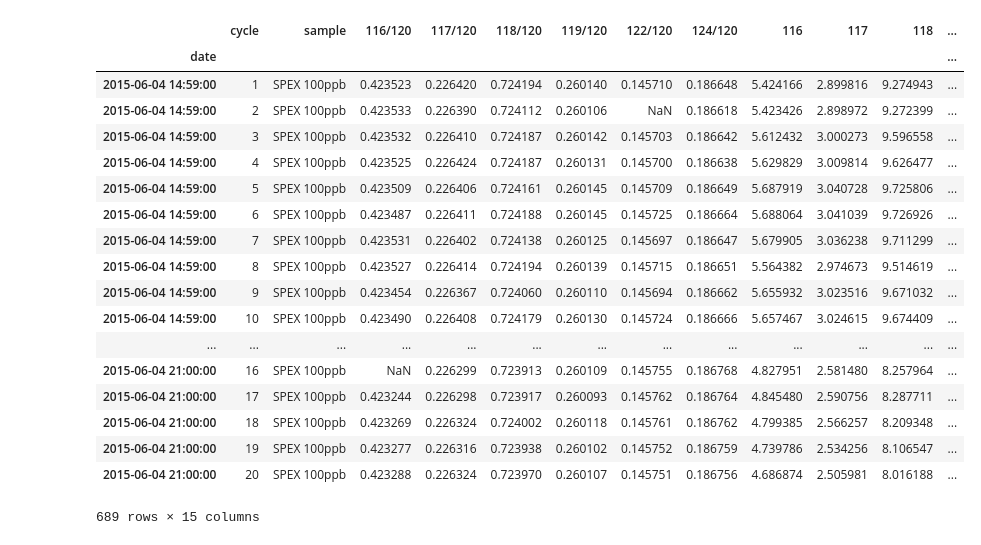
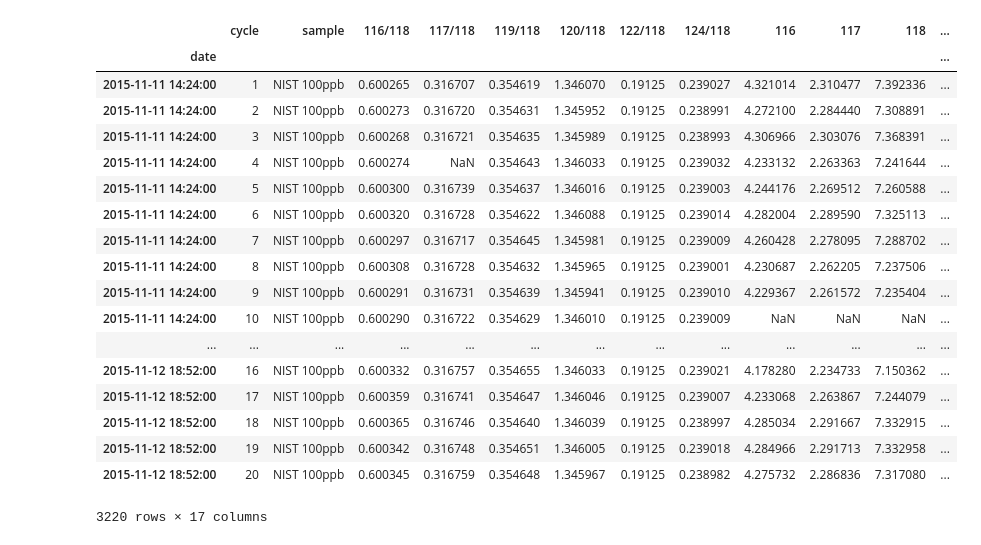
Before and after one commit to Marfster/NU_Plasma, a Jupyter notebook: Nu Plasma Evaluation - external norm.ipynb, the cells around one changed output. Cells and saved outputs as stored; diff of their text form; code cells hidden in the pictures.

```diff
--- a/Nu Plasma Evaluation - external norm.ipynb
+++ b/Nu Plasma Evaluation - external norm.ipynb
@@ -14,21 +20,22 @@ from nu_data_reduction import NU_data_read, int_norm, evaluation
 # %%
-path = "/Volumes/friebelm/PhD/NU Plasma/Measurements/2015-06-04/"
+path = "/Volumes/friebelm/PhD/NU Plasma/Measurements/2015-11-11/"
 path_sav = "/Volumes/friebelm/PhD/NU Plasma/Measurements/compilation/"
-files_start = 1808
-files_end = 1849
+files_start = 2774
+files_end = 2967
 # %%
 # cup configuration
-cup_config = cycle_Sb
+cup_config = cycle_Sb_2
 # Isotopes used for Interference correction
 corr_isotopes_1 = {"Cd" : "111", "Te" : "125"}
 corr_isotopes_2 = {"Cd" : "111","Te" : "125", "Xe" : "129"}
-corr_isotopes_Sb = {"Te": "125"}
+corr_isotopes_Sb = {"Te": "125", "Xe" : "129"}
+#
 # Mass Range of cup configuration
-mass_range = cycle_Sb_mass_range
+mass_range = cycle_Sb_2_mass_range
 #isotopes = [["111", "112", "114", "115", "116", "117", "118", "119", "122", "124", "125", "126", "129"], ["117", "118", "119", "122", "124"]]
 #isotopes = [["112", "114", "115", "116", "117", "118", "119", "122", "124"]]
-isotopes = [["116", "117", "118", "119", "122", "124"]]
-data_sample_column = [(i + "/" + "120") for i in isotopes[0]]
+isotopes = [["116", "117", "119", "120", "122", "124"]]
+data_sample_column = [(i + "/" + "118") for i in isotopes[0]]
 
 #number of iterations for beta
 iter_beta = 10
@@ -38,7 +45,7 @@ isotope_denom_corr = False
 
 blk_corr = False
 # %%
-columns = ["cycle", "sample", "date", "H6 (1)", "H5 (1)", "H4 (1)", "H3 (1)", "H2 (1)", "H1 (1)", "Ax (1)", "L1 (1)", "L2 (1)", "L3 (1)"]
+columns = ["cycle", "sample", "date", "H8 (1)", "H7 (1)", "H6 (1)", "H5 (1)", "H4 (1)", "H3 (1)", "H2 (1)", "H1 (1)", "Ax (1)", "L1 (1)", "L2 (1)", "L3 (1)"]
 blk_ls = []
 sample_ls = []
 df_all = pd.DataFrame()
@@ -65,5 +72,6 @@ for sample in files_1:
     else:
         sample_ls.append(sample)
 
+df_all.set_index("date", inplace = True)
 df_all
 # %% [output]
@@ -90,6 +103,7 @@ files_1 = range(files_start, files_end, 1)
 df_raw_signals = pd.DataFrame()
 df_external_norm = pd.DataFrame()
 df_external_norm_mean = pd.DataFrame()
+df_external_outlier = pd.DataFrame()
 
 for sample in sample_ls:
     df = NU_data_read(path, sample, cup_config)
@@ -121,56 +135,68 @@ for sample in sample_ls:
         df_zero = df.data_zero_corr(sample)
         new_corr = evaluation(df_zero, cycles, isotopes, cup_config, database, mass_range, corr_isotopes_Sb , denom_corr_ratio)
 
-    data_sample_raw = new_corr.raw_signals("120")
+    data_sample_raw = new_corr.raw_signals("118")
     data_sample_raw = pd.DataFrame.from_dict(data_sample_raw, orient = 'index')
     data_sample_raw = data_sample_raw[np.abs(data_sample_raw-data_sample_raw.mean())<=(2*data_sample_raw.std())]
 
-    data_sample = new_corr.raw_ratios("120")
+    data_sample = new_corr.internal_norm_1("118", 10)
     data_sample = pd.DataFrame.from_dict(data_sample, orient = 'index')
     data_sample = data_sample[np.abs(data_sample-data_sample.mean())<=(2*data_sample.std())]
+    data_sample_outlier= data_sample[np.abs(data_sample-data_sample.mean())>(2*data_sample.std())]
 
     sample_name = df.extract_metadata(sample, "Sample Name")
     date = df.extract_metadata(sample, "Date")
     starttime = df.extract_metadata(sample, "Start Time")
-    data_sample = data_sample[["116", "117", "118", "119", "122", "124"]]
-    data_sample.columns = ["116/120", "117/120", "118/120", "119/120", "122/120", "124/120"]
+    data_sample = data_sample[["116", "117", "119", "120", "122", "124"]]
+    data_sample.columns = ["116/118", "117/118", "119/118", "120/118", "122/118", "124/118"]
     data_sample["date"] = datetime.strptime(date+starttime, '%d/%m/%Y%H:%M')
     data_sample["sample"] = sample_name
     data_sample["cycle"] = data_sample.index.values
+    data_sample_outlier = data_sample_outlier[["116", "117", "119", "120", "122", "124"]]
+    data_sample_outlier.columns = ["116/118", "117/118", "119/118", "120/118", "122/118", "124/118"]
+    data_sample_outlier["date"] = datetime.strptime(date+starttime, '%d/%m/%Y%H:%M')
+    data_sample_outlier["sample"] = sample_name
+    data_sample_outlier["cycle"] = data_sample.index.values
 
 
     data_sample_raw["cycle"] = data_sample_raw.index.values
     data_sample = data_sample.merge(data_sample_raw)
 
     df_external_norm = df_external_norm.append(data_sample)
+    df_external_outlier = df_external_outlier.append(data_sample_outlier)
 # %%
-df_external_norm.set_index("date", inplace = True)
+#df_external_norm.set_index("date", inplace = True)
 columns = ["cycle", "sample"]
 columns.extend(data_sample_column)
 columns.extend(sorted(data_sample_raw.drop("cycle", axis=1).columns))
 df_external_sub = pd.DataFrame(df_external_norm, columns = columns)
-df_external_sub = df_external_sub[df_external_sub["120"] > 4]
+
+df_all_sub = df_all[(df_all["sample"] != "blank sol") & (df_all["sample"] != "teflon blank")]
+df_external_sub["125"] = df_all_sub["H6 (1)"]
+df_external_sub["Te/Sn"] = (df_all_sub["H6 (1)"]/7.0509)/(df_all_sub["L1 (1)"]/24.223)
+
+#df_external_sub = df_external_sub[df_external_sub["118"] > 4]
 df_external_sub
 # %% [output]
-|  | cycle | sample | 116/120 | 117/120 | 118/120 | 119/120 | 122/120 | 124/120 | 116 | 117 | 118 | ... |
+|  | cycle | sample | 116/118 | 117/118 | 119/118 | 120/118 | 122/118 | 124/118 | 116 | 117 | 118 | ... |
 | date |  |  |  |  |  |  |  |  |  |  |  | ... |
-| 2015-06-04 14:59:00 | 1 | SPEX 100ppb | 0.423523 | 0.226420 | 0.724194 | 0.260140 | 0.145710 | 0.186648 | 5.424166 | 2.899816 | 9.274943 | ... |
-| 2015-06-04 14:59:00 | 2 | SPEX 100ppb | 0.423533 | 0.226390 | 0.724112 | 0.260106 | NaN | 0.186618 | 5.423426 | 2.898972 | 9.272399 | ... |
-| 2015-06-04 14:59:00 | 3 | SPEX 100ppb | 0.423532 | 0.226410 | 0.724187 | 0.260142 | 0.145703 | 0.186642 | 5.612432 | 3.000273 | 9.596558 | ... |
-| 2015-06-04 14:59:00 | 4 | SPEX 100ppb | 0.423525 | 0.226424 | 0.724187 | 0.260131 | 0.145700 | 0.186638 | 5.629829 | 3.009814 | 9.626477 | ... |
-| 2015-06-04 14:59:00 | 5 | SPEX 100ppb | 0.423509 | 0.226406 | 0.724161 | 0.260145 | 0.145709 | 0.186649 | 5.687919 | 3.040728 | 9.725806 | ... |
-| 2015-06-04 14:59:00 | 6 | SPEX 100ppb | 0.423487 | 0.226411 | 0.724188 | 0.260145 | 0.145725 | 0.186664 | 5.688064 | 3.041039 | 9.726926 | ... |
-| 2015-06-04 14:59:00 | 7 | SPEX 100ppb | 0.423531 | 0.226402 | 0.724138 | 0.260125 | 0.145697 | 0.186647 | 5.679905 | 3.036238 | 9.711299 | ... |
-| 2015-06-04 14:59:00 | 8 | SPEX 100ppb | 0.423527 | 0.226414 | 0.724194 | 0.260139 | 0.145715 | 0.186651 | 5.564382 | 2.974673 | 9.514619 | ... |
-| 2015-06-04 14:59:00 | 9 | SPEX 100ppb | 0.423454 | 0.226367 | 0.724060 | 0.260110 | 0.145694 | 0.186662 | 5.655932 | 3.023516 | 9.671032 | ... |
-| 2015-06-04 14:59:00 | 10 | SPEX 100ppb | 0.423490 | 0.226408 | 0.724179 | 0.260130 | 0.145724 | 0.186666 | 5.657467 | 3.024615 | 9.674409 | ... |
+| 2015-11-11 14:24:00 | 1 | NIST 100ppb | 0.600265 | 0.316707 | 0.354619 | 1.346070 | 0.19125 | 0.239027 | 4.321014 | 2.310477 | 7.392336 | ... |
+| 2015-11-11 14:24:00 | 2 | NIST 100ppb | 0.600273 | 0.316720 | 0.354631 | 1.345952 | 0.19125 | 0.238991 | 4.272100 | 2.284440 | 7.308891 | ... |
+| 2015-11-11 14:24:00 | 3 | NIST 100ppb | 0.600268 | 0.316721 | 0.354635 | 1.345989 | 0.19125 | 0.238993 | 4.306966 | 2.303076 | 7.368391 | ... |
+| 2015-11-11 14:24:00 | 4 | NIST 100ppb | 0.600274 | NaN | 0.354643 | 1.346033 | 0.19125 | 0.239032 | 4.233132 | 2.263363 | 7.241644 | ... |
+| 2015-11-11 14:24:00 | 5 | NIST 100ppb | 0.600300 | 0.316739 | 0.354637 | 1.346016 | 0.19125 | 0.239003 | 4.244176 | 2.269512 | 7.260588 | ... |
+| 2015-11-11 14:24:00 | 6 | NIST 100ppb | 0.600320 | 0.316728 | 0.354622 | 1.346088 | 0.19125 | 0.239014 | 4.282004 | 2.289590 | 7.325113 | ... |
+| 2015-11-11 14:24:00 | 7 | NIST 100ppb | 0.600297 | 0.316717 | 0.354645 | 1.345981 | 0.19125 | 0.239009 | 4.260428 | 2.278095 | 7.288702 | ... |
+| 2015-11-11 14:24:00 | 8 | NIST 100ppb | 0.600308 | 0.316728 | 0.354632 | 1.345965 | 0.19125 | 0.239001 | 4.230687 | 2.262205 | 7.237506 | ... |
+| 2015-11-11 14:24:00 | 9 | NIST 100ppb | 0.600291 | 0.316731 | 0.354639 | 1.345941 | 0.19125 | 0.239010 | 4.229367 | 2.261572 | 7.235404 | ... |
+| 2015-11-11 14:24:00 | 10 | NIST 100ppb | 0.600290 | 0.316722 | 0.354629 | 1.346010 | 0.19125 | 0.239009 | NaN | NaN | NaN | ... |
 | ... | ... | ... | ... | ... | ... | ... | ... | ... | ... | ... | ... | ... |
-| 2015-06-04 21:00:00 | 16 | SPEX 100ppb | NaN | 0.226299 | 0.723913 | 0.260109 | 0.145755 | 0.186768 | 4.827951 | 2.581480 | 8.257964 | ... |
-| 2015-06-04 21:00:00 | 17 | SPEX 100ppb | 0.423244 | 0.226298 | 0.723917 | 0.260093 | 0.145762 | 0.186764 | 4.845480 | 2.590756 | 8.287711 | ... |
-| 2015-06-04 21:00:00 | 18 | SPEX 100ppb | 0.423269 | 0.226324 | 0.724002 | 0.260118 | 0.145761 | 0.186762 | 4.799385 | 2.566257 | 8.209348 | ... |
-| 2015-06-04 21:00:00 | 19 | SPEX 100ppb | 0.423277 | 0.226316 | 0.723938 | 0.260102 | 0.145752 | 0.186759 | 4.739786 | 2.534256 | 8.106547 | ... |
-| 2015-06-04 21:00:00 | 20 | SPEX 100ppb | 0.423288 | 0.226324 | 0.723970 | 0.260107 | 0.145751 | 0.186756 | 4.686874 | 2.505981 | 8.016188 | ... |
+| 2015-11-12 18:52:00 | 16 | NIST 100ppb | 0.600332 | 0.316757 | 0.354655 | 1.346033 | 0.19125 | 0.239021 | 4.178280 | 2.234733 | 7.150362 | ... |
+| 2015-11-12 18:52:00 | 17 | NIST 100ppb | 0.600359 | 0.316741 | 0.354647 | 1.346046 | 0.19125 | 0.239007 | 4.233068 | 2.263867 | 7.244079 | ... |
+| 2015-11-12 18:52:00 | 18 | NIST 100ppb | 0.600365 | 0.316746 | 0.354640 | 1.346039 | 0.19125 | 0.238997 | 4.285034 | 2.291667 | 7.332915 | ... |
+| 2015-11-12 18:52:00 | 19 | NIST 100ppb | 0.600342 | 0.316748 | 0.354651 | 1.346005 | 0.19125 | 0.239018 | 4.284966 | 2.291713 | 7.332958 | ... |
+| 2015-11-12 18:52:00 | 20 | NIST 100ppb | 0.600345 | 0.316759 | 0.354648 | 1.345967 | 0.19125 | 0.238982 | 4.275732 | 2.286836 | 7.317080 | ... |
-689 rows × 15 columns
+3220 rows × 17 columns
 # %%
 def SE(x):
     SE = np.std(x) / x.count()
```
Also changed, not shown: parts of 10 cells of this notebook, 3 other files.
